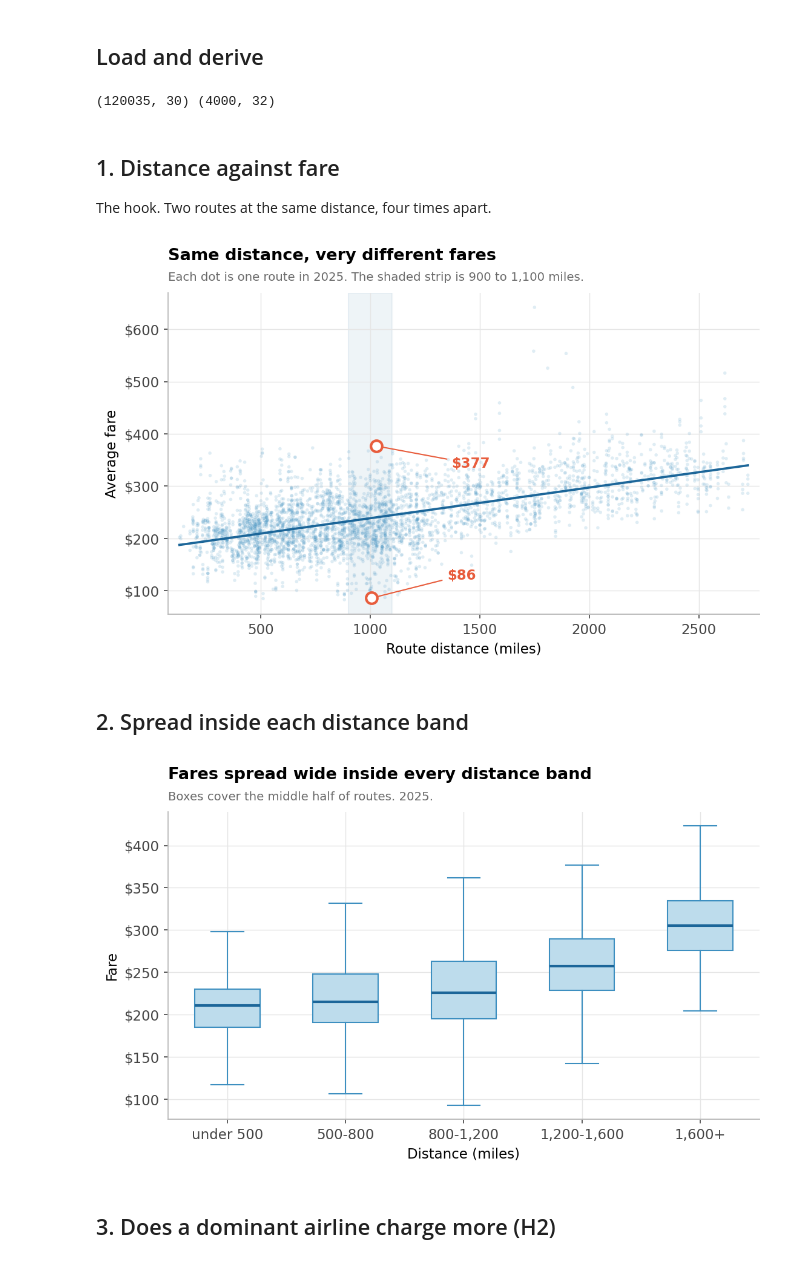
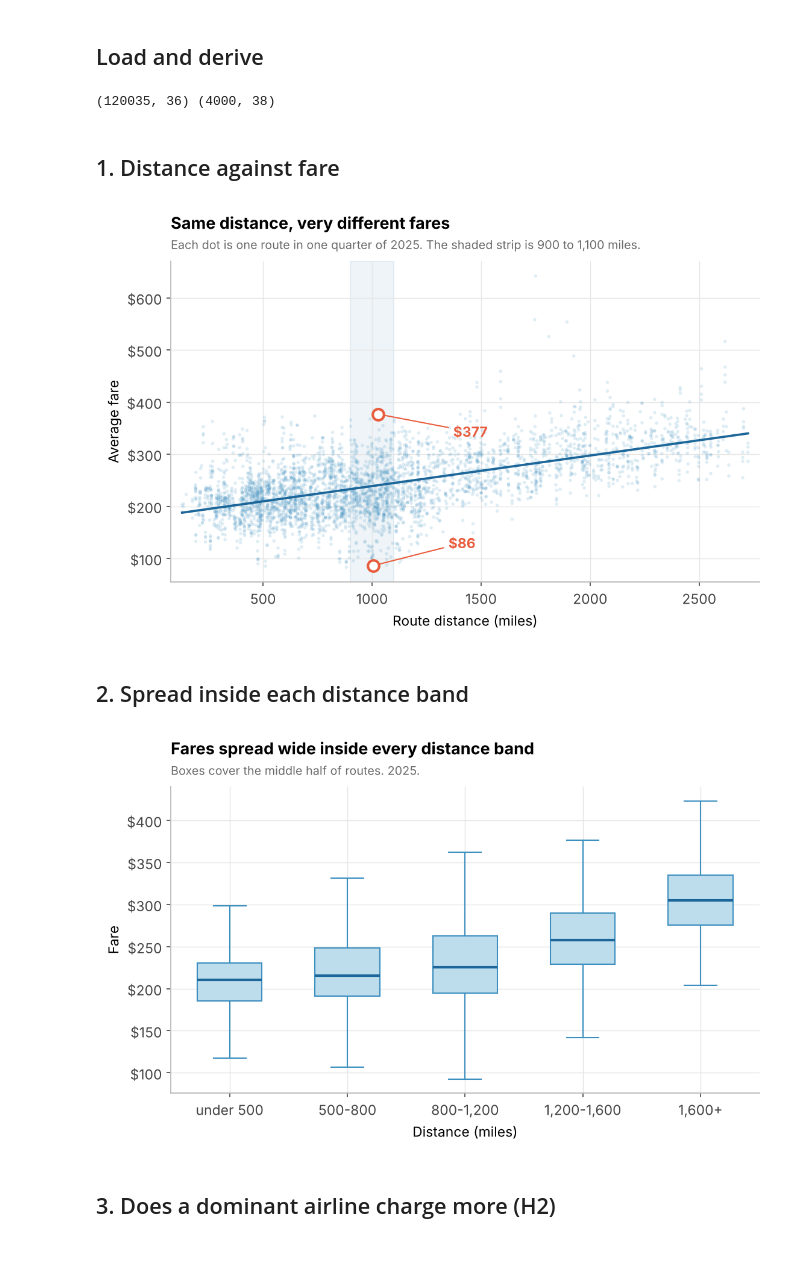
Before and after one commit to klee1229-lgtm/airline-fare-analysis, a Jupyter notebook: notebooks/02_analysis_and_charts.ipynb, the cells around one changed output. Drawn from its saved outputs; the diff is of its cells as text; code cells hidden in the pictures.

Commit message:
Clean up notebooks: rewrite notes, drop redundant cells, rerun analysis from repo data

```diff
--- a/notebooks/02_analysis_and_charts.ipynb
+++ b/notebooks/02_analysis_and_charts.ipynb
@@ -12,13 +13,13 @@ import matplotlib.pyplot as plt
 from matplotlib.ticker import FuncFormatter
 from matplotlib.colors import LinearSegmentedColormap
 
-PATH = 'airfare_clean.csv'
-OUT  = 'charts/'
+PATH = '../data/airfare_enriched.csv'
+OUT  = '../figures/'
 os.makedirs(OUT, exist_ok=True)
 
 # palette
 BLUE_L, BLUE_M, BLUE, BLUE_D = '#BDDCEC', '#7FB5D5', '#3D8FC0', '#1C6699'
-ACCENT = '#E85D3D'          # only for the thing we want people to look at
+ACCENT = '#E85D3D'          # highlight color
 GREY   = '#6B6B6B'
 FOUR   = [BLUE_M, ACCENT, BLUE, BLUE_D]
 BLUES  = LinearSegmentedColormap.from_list('b', ['#EAF4FA', BLUE_L, BLUE, BLUE_D])
@@ -86,36 +87,35 @@ r25['band4'] = pd.cut(r25.nsmiles, [0, 600, 1000, 1400, 3000],
 
 print(df.shape, r25.shape)
 # %% [output]
-(120035, 30) (4000, 32)
+(120035, 36) (4000, 38)
 # %% [markdown]
 ## 1. Distance against fare
-The hook. Two routes at the same distance, four times apart.
 # %%
 fig, ax = plt.subplots(figsize=(8.4, 4.6))
 ax.scatter(r25.nsmiles, r25.fare, s=7, alpha=.16, color=BLUE, edgecolors='none')
 
 z  = np.polyfit(r25.nsmiles, r25.fare, 1)
 xs = np.array([r25.nsmiles.min(), r25.nsmiles.max()])
 ax.plot(xs, np.polyval(z, xs), color=BLUE_D, lw=1.8)
 ax.axvspan(900, 1100, color=BLUE_D, alpha=.07, zorder=0)
 
 band = r25[(r25.nsmiles >= 900) & (r25.nsmiles <= 1100)]
 for pt, dx, dy in [(band.loc[band.fare.idxmin()], 60, 18),
                    (band.loc[band.fare.idxmax()], 60, -14)]:
     ax.scatter([pt.nsmiles], [pt.fare], s=80, facecolor='white',
                edgecolor=ACCENT, lw=2, zorder=5)
     ax.annotate(f'${pt.fare:.0f}', (pt.nsmiles, pt.fare), xytext=(dx, dy),
                 textcoords='offset points', fontsize=11, fontweight='bold',
                 color=ACCENT, va='center',
                 arrowprops=dict(arrowstyle='-', color=ACCENT, lw=1))
 
 ax.set_xlabel('Route distance (miles)'); ax.set_ylabel('Average fare')
 ax.yaxis.set_major_formatter(dollars); ax.margins(x=.02)
 title(ax, 'Same distance, very different fares',
-      'Each dot is one route in 2025. The shaded strip is 900 to 1,100 miles.')
+      'Each dot is one route in one quarter of 2025. The shaded strip is 900 to 1,100 miles.')
 save(fig, '01_distance_scatter')
 # %% [output]
-[figure, old version]
+[figure, new version]
 # %% [markdown]
 ## 2. Spread inside each distance band
 # %%
@@ -134,7 +134,7 @@ title(ax, 'Fares spread wide inside every distance band',
       'Boxes cover the middle half of routes. 2025.')
 save(fig, '02_distance_box')
 # %% [output]
-[figure, old version]
+[figure, new version]
 # %% [markdown]
 ## 3. Does a dominant airline charge more (H2)
 # %%
```
Also changed, not shown: parts of 18 cells of this notebook, 12 other files.
